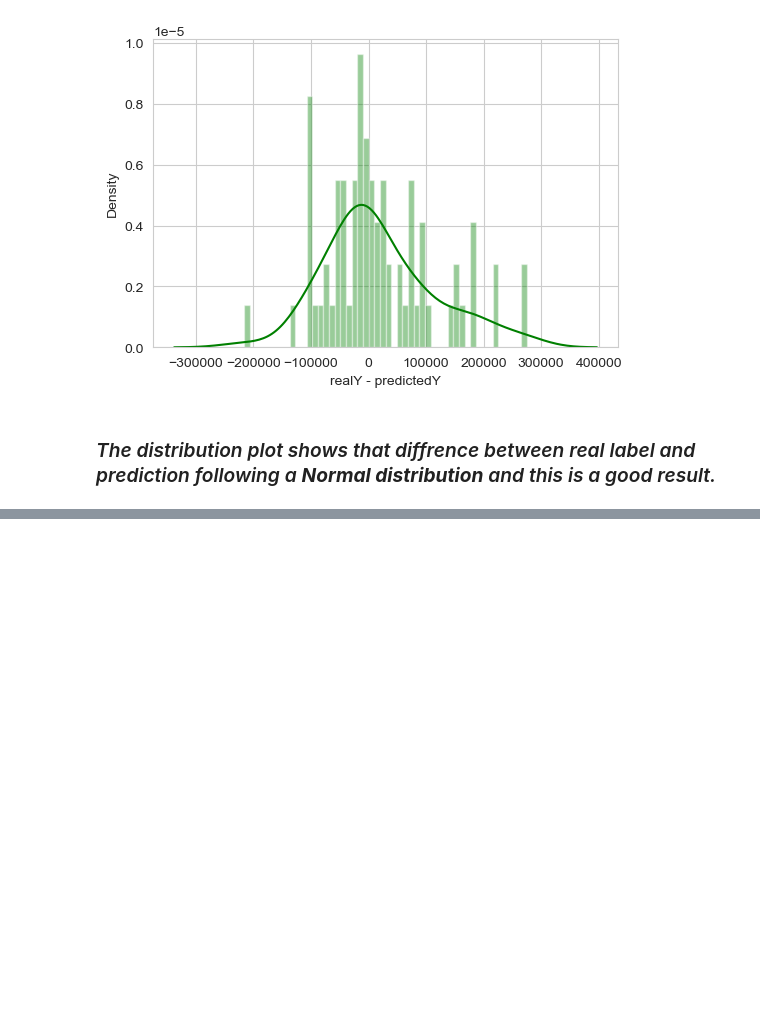
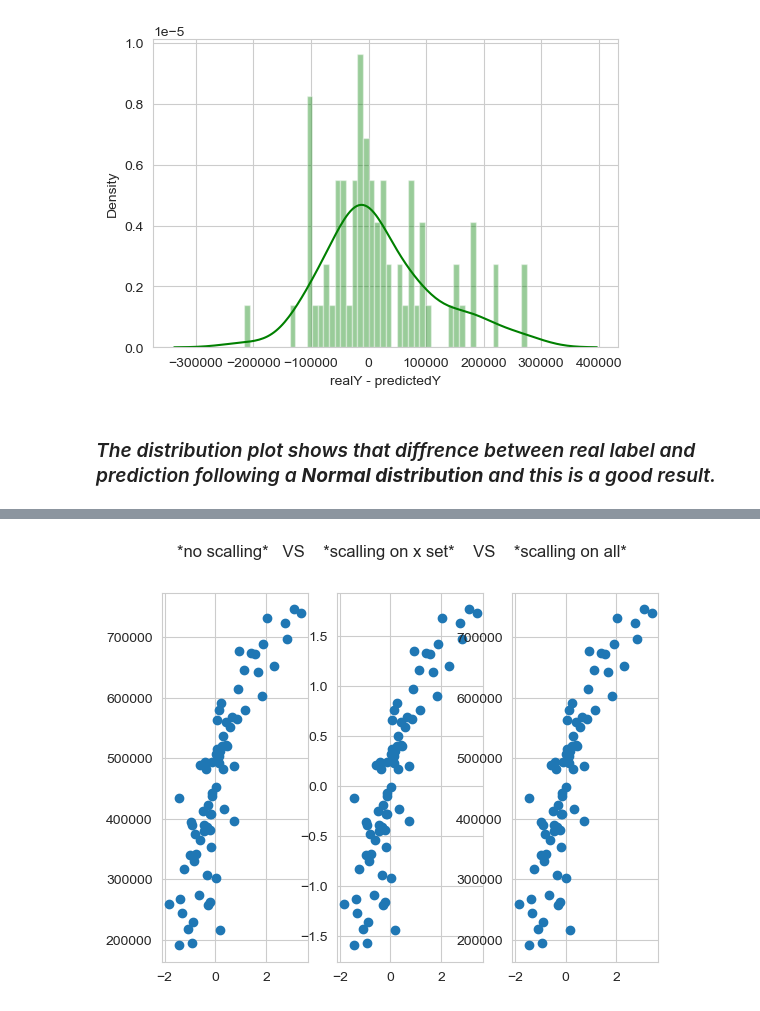
Before and after one commit to hosein-jamshidian/Data_Science_Course, a Jupyter notebook: Linear Regression/Lienar Regression.ipynb, the cells around one changed output, grey strips where cells are left out. Saved outputs shown, nothing was run; the diff lists cells and outputs as text; code cells hidden in the pictures; blank space fills up the shorter version.

```diff
--- a/Linear Regression/Lienar Regression.ipynb
+++ b/Linear Regression/Lienar Regression.ipynb
@@ -258,0 +261,9 @@ The root mean squared error is: 0.59
+# %%
+fig, (ax1, ax2, ax3) = plt.subplots(1, 3)
+fig.suptitle('*no scalling*   VS    *scalling on x set*    VS    *scalling on all*')
+ax1.scatter(y_test,prediction_scaling_x)
+ax2.scatter(y_test,prediction_on_all)
+ax3.scatter(y_test,predictions)
+plt.show()
+# %% [output]
+[figure, added]
```
Also changed, not shown: parts of 41 cells of this notebook.
